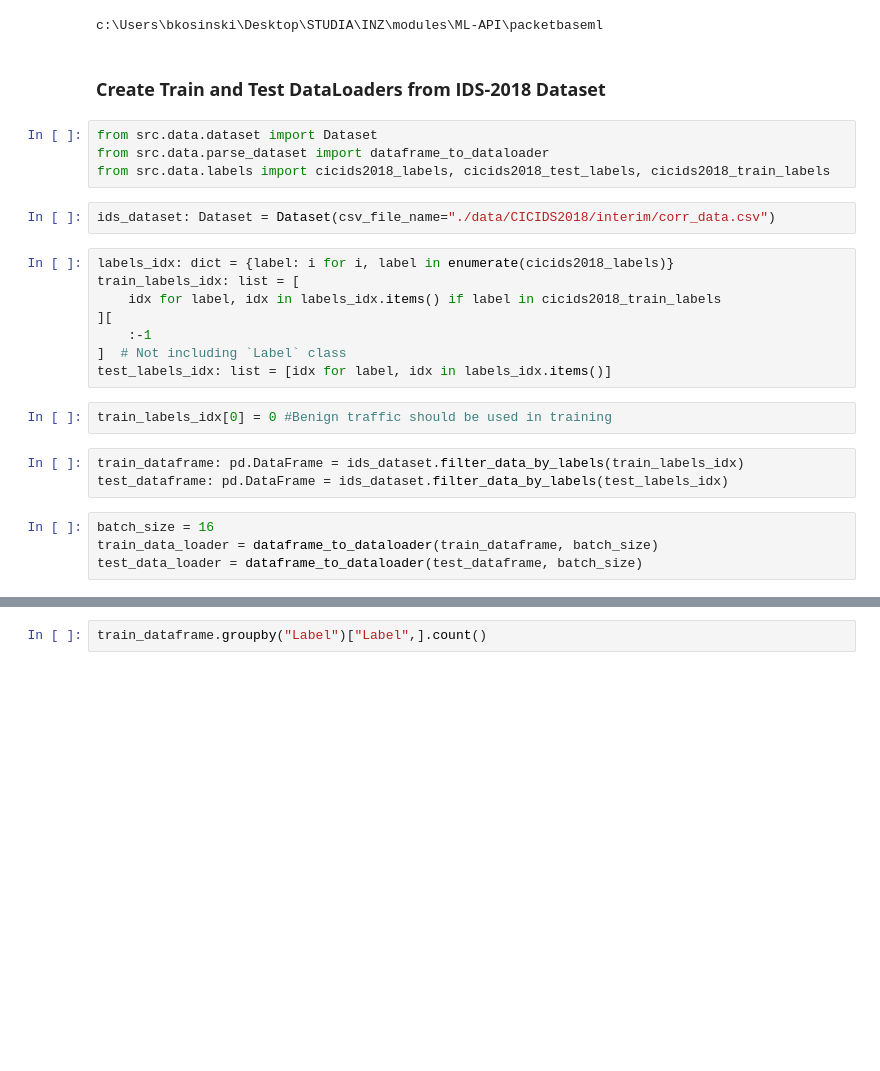
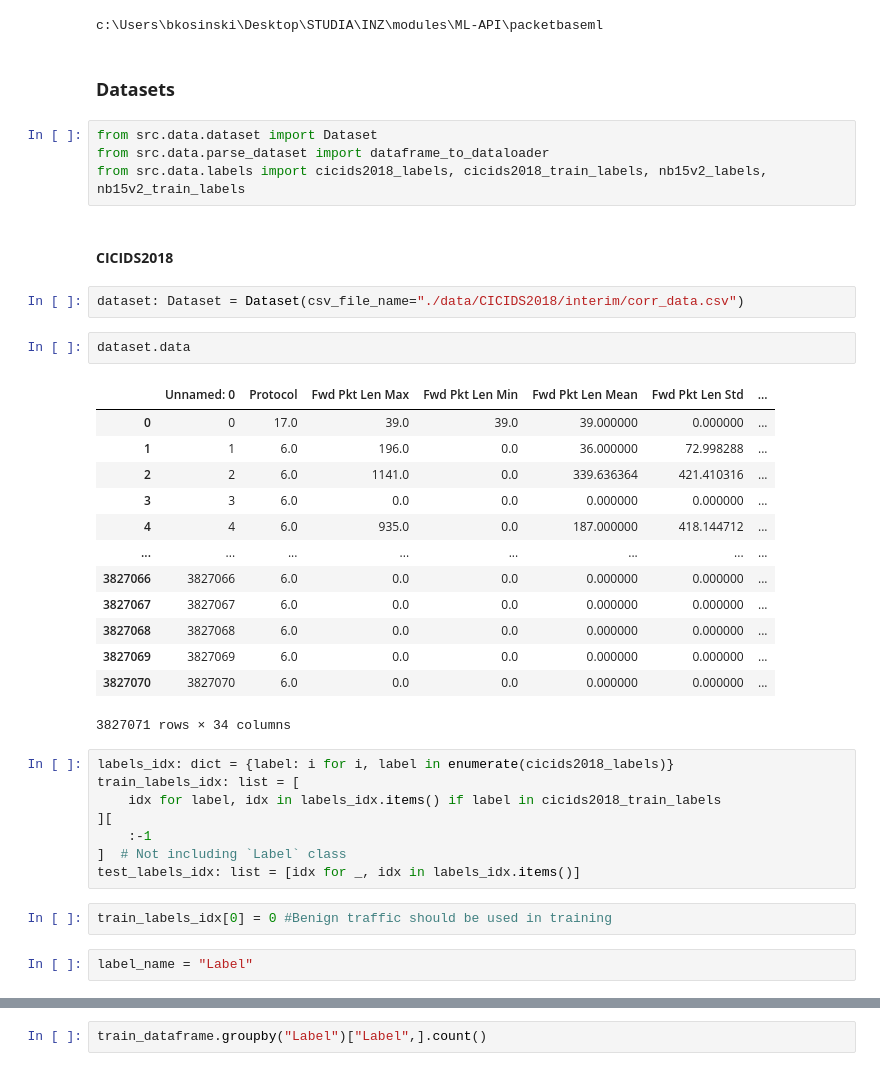
Before and after one commit to BSc-WUT/GZSL, a Jupyter notebook: packetbaseml/notebooks/models.ipynb, the cells around one changed output, grey strips where cells are left out. Saved outputs shown, nothing was run; the diff lists cells and outputs as text; blank space fills up the shorter version.

```diff
--- a/packetbaseml/notebooks/models.ipynb
+++ b/packetbaseml/notebooks/models.ipynb
@@ -35,14 +37,32 @@ device
 %cd ..
 # %% [output]
 c:\Users\bkosinski\Desktop\STUDIA\INZ\modules\ML-API\packetbaseml
-# %% [markdown]
-### **Create Train and Test DataLoaders from IDS-2018 Dataset**
+# %% [markdown]
+### **Datasets**
 # %%
 from src.data.dataset import Dataset
 from src.data.parse_dataset import dataframe_to_dataloader
-from src.data.labels import cicids2018_labels, cicids2018_test_labels, cicids2018_train_labels
+from src.data.labels import cicids2018_labels, cicids2018_train_labels, nb15v2_labels, nb15v2_train_labels
+# %% [markdown]
+#### **CICIDS2018**
 # %%
-ids_dataset: Dataset = Dataset(csv_file_name="./data/CICIDS2018/interim/corr_data.csv")
+dataset: Dataset = Dataset(csv_file_name="./data/CICIDS2018/interim/corr_data.csv")
+# %%
+dataset.data
+# %% [output]
+|  | Unnamed: 0 | Protocol | Fwd Pkt Len Max | Fwd Pkt Len Min | Fwd Pkt Len Mean | Fwd Pkt Len Std | ... |
+| 0 | 0 | 17.0 | 39.0 | 39.0 | 39.000000 | 0.000000 | ... |
+| 1 | 1 | 6.0 | 196.0 | 0.0 | 36.000000 | 72.998288 | ... |
+| 2 | 2 | 6.0 | 1141.0 | 0.0 | 339.636364 | 421.410316 | ... |
+| 3 | 3 | 6.0 | 0.0 | 0.0 | 0.000000 | 0.000000 | ... |
+| 4 | 4 | 6.0 | 935.0 | 0.0 | 187.000000 | 418.144712 | ... |
+| ... | ... | ... | ... | ... | ... | ... | ... |
+| 3827066 | 3827066 | 6.0 | 0.0 | 0.0 | 0.000000 | 0.000000 | ... |
+| 3827067 | 3827067 | 6.0 | 0.0 | 0.0 | 0.000000 | 0.000000 | ... |
+| 3827068 | 3827068 | 6.0 | 0.0 | 0.0 | 0.000000 | 0.000000 | ... |
+| 3827069 | 3827069 | 6.0 | 0.0 | 0.0 | 0.000000 | 0.000000 | ... |
+| 3827070 | 3827070 | 6.0 | 0.0 | 0.0 | 0.000000 | 0.000000 | ... |
+3827071 rows × 34 columns
 # %%
 labels_idx: dict = {label: i for i, label in enumerate(cicids2018_labels)}
 train_labels_idx: list = [
@@ -50,14 +70,9 @@ train_labels_idx: list = [
 ][
     :-1
 ]  # Not including `Label` class
-test_labels_idx: list = [idx for label, idx in labels_idx.items()]
+test_labels_idx: list = [idx for _, idx in labels_idx.items()]
 # %%
 train_labels_idx[0] = 0 #Benign traffic should be used in training
-# %%
-train_dataframe: pd.DataFrame = ids_dataset.filter_data_by_labels(train_labels_idx)
-test_dataframe: pd.DataFrame = ids_dataset.filter_data_by_labels(test_labels_idx)
-# %%
-batch_size = 16
-train_data_loader = dataframe_to_dataloader(train_dataframe, batch_size)
-test_data_loader = dataframe_to_dataloader(test_dataframe, batch_size)
+# %%
+label_name = "Label"
 # %% [markdown]
```
Also changed, not shown: parts of 39 cells of this notebook, 7 other files.
